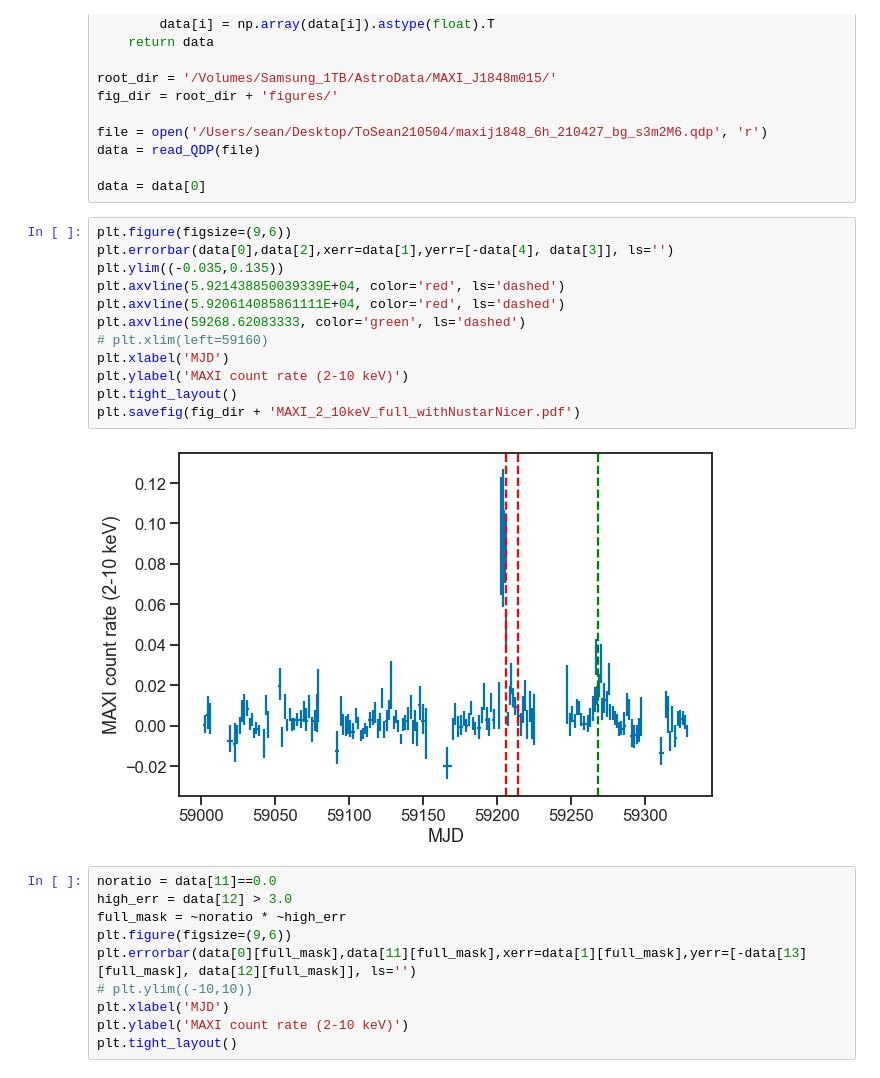
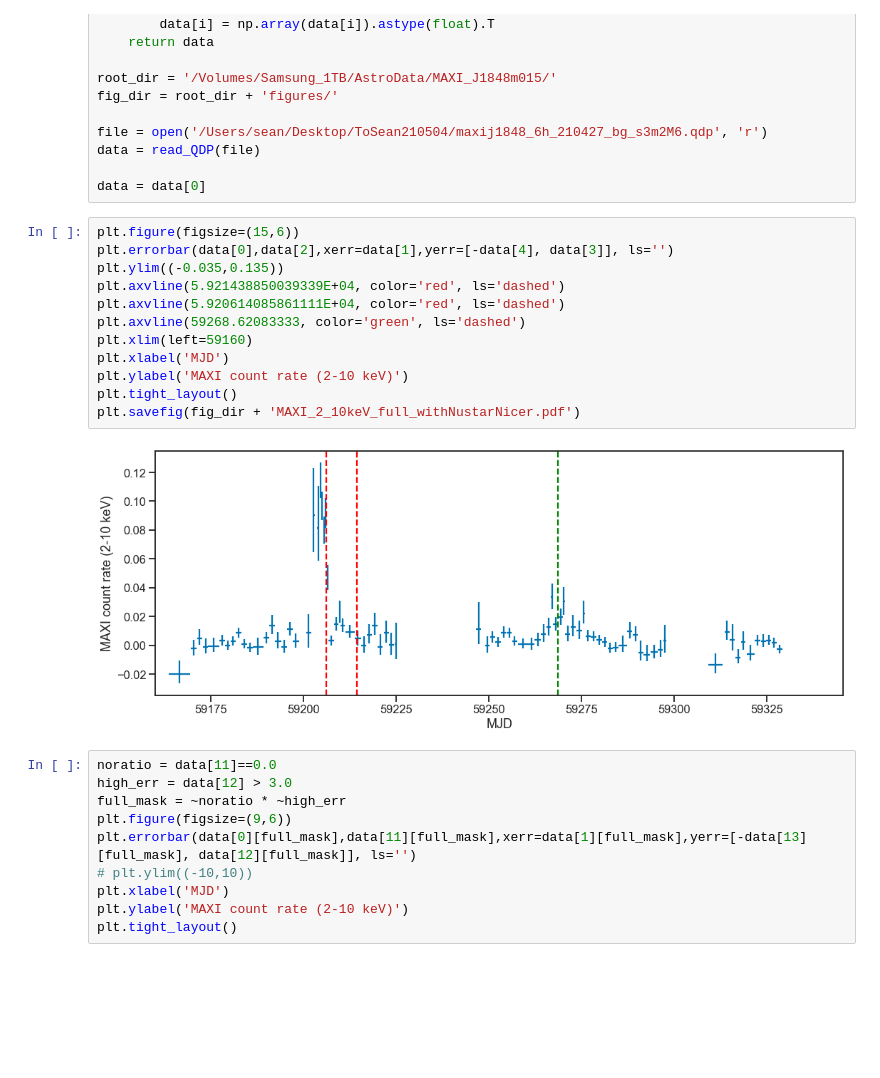
Before and after one commit to snpike/scripts, a Jupyter notebook: MAXI_J1848m015/MAXI_plotting.ipynb, the cells around one changed output. Saved outputs shown, nothing was run; the diff lists cells and outputs as text; blank space fills up the shorter version.

```diff
--- a/MAXI_J1848m015/MAXI_plotting.ipynb
+++ b/MAXI_J1848m015/MAXI_plotting.ipynb
@@ -40,19 +40,19 @@ data = read_QDP(file)
 
 data = data[0]
 # %%
-plt.figure(figsize=(9,6))
+plt.figure(figsize=(15,6))
 plt.errorbar(data[0],data[2],xerr=data[1],yerr=[-data[4], data[3]], ls='')
 plt.ylim((-0.035,0.135))
 plt.axvline(5.921438850039339E+04, color='red', ls='dashed')
 plt.axvline(5.920614085861111E+04, color='red', ls='dashed')
 plt.axvline(59268.62083333, color='green', ls='dashed')
-# plt.xlim(left=59160)
+plt.xlim(left=59160)
 plt.xlabel('MJD')
 plt.ylabel('MAXI count rate (2-10 keV)')
 plt.tight_layout()
 plt.savefig(fig_dir + 'MAXI_2_10keV_full_withNustarNicer.pdf')
 # %% [output]
-[figure, old version]
+[figure, new version]
 # %%
 noratio = data[11]==0.0
 high_err = data[12] > 3.0
```
Also changed, not shown: 4 other files.
